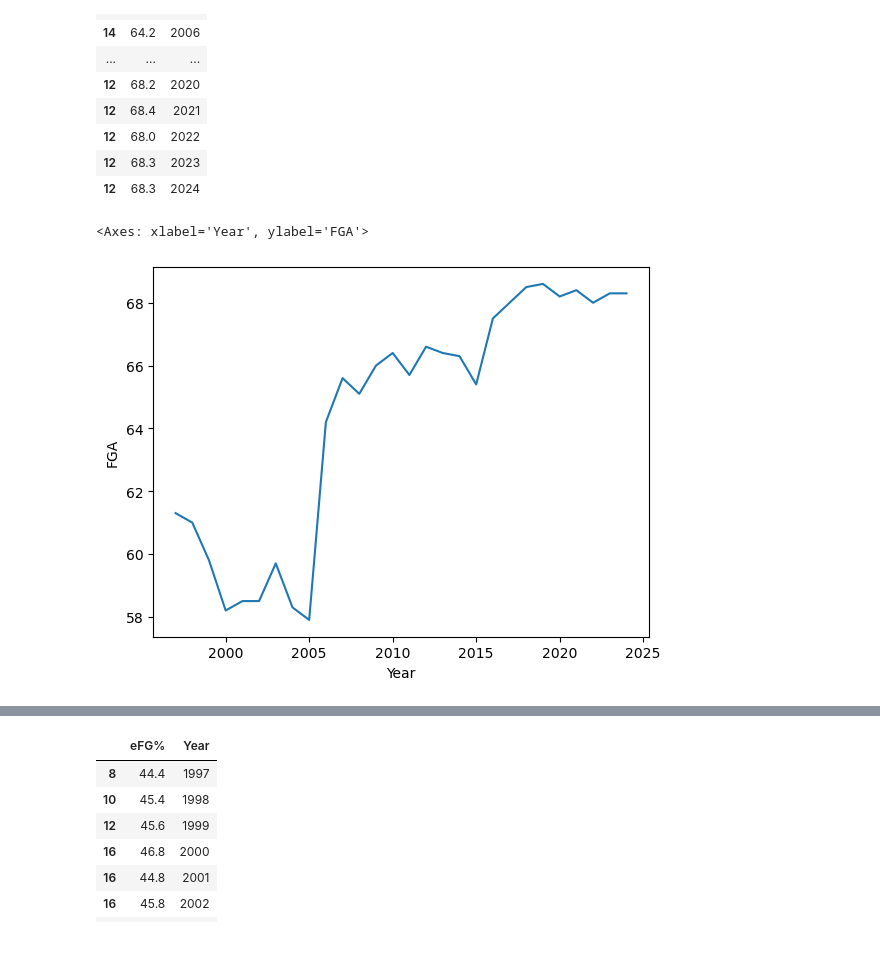
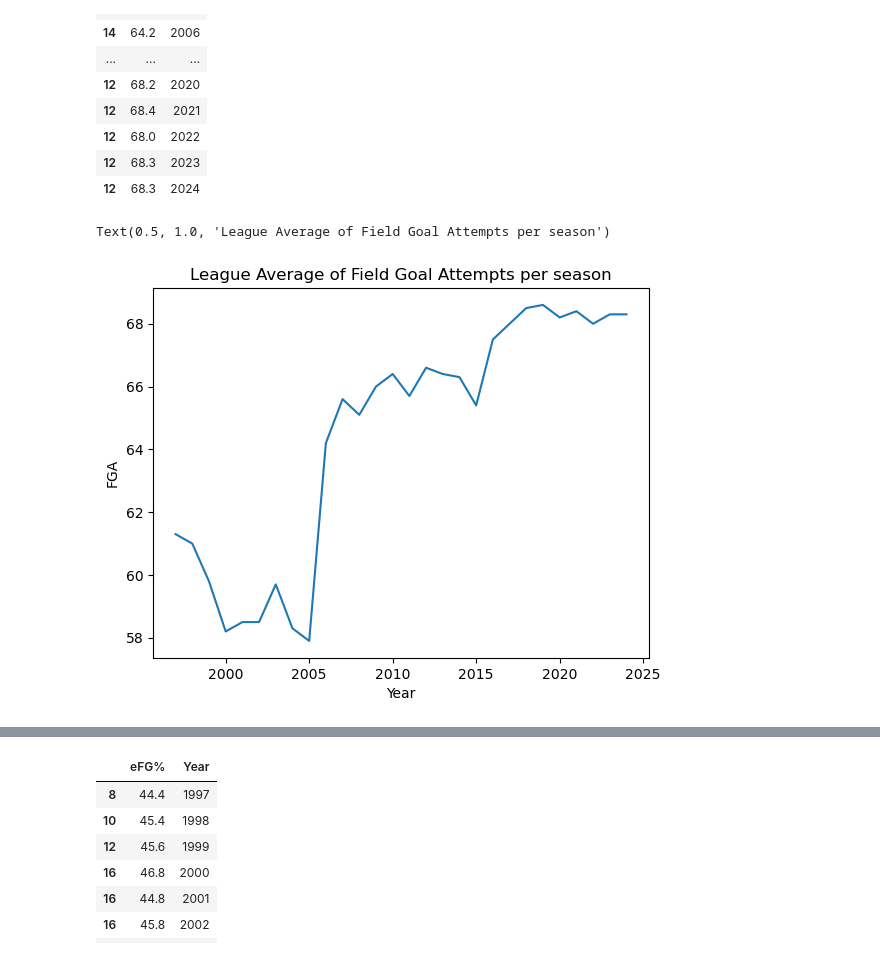
Before and after one commit to tasleem-m/Insight-into-the-WNBA, a Jupyter notebook: notebook/Capstone_copy.ipynb, the cells around one changed output, grey strips where cells are left out. Drawn from its saved outputs; the diff is of its cells as text; code cells hidden in the pictures.

```diff
--- a/notebook/Capstone_copy.ipynb
+++ b/notebook/Capstone_copy.ipynb
@@ -363,7 +625,9 @@ fga
 # %%
 sns.lineplot(data = fga,
            x='Year',
            y = 'FGA')
+
+plt.title('League Average of Field Goal Attempts per season')
 # %% [output]
-<Axes: xlabel='Year', ylabel='FGA'>
+Text(0.5, 1.0, 'League Average of Field Goal Attempts per season')
-[figure, old version]
+[figure, new version]
```
Also changed, not shown: parts of 69 cells of this notebook.
